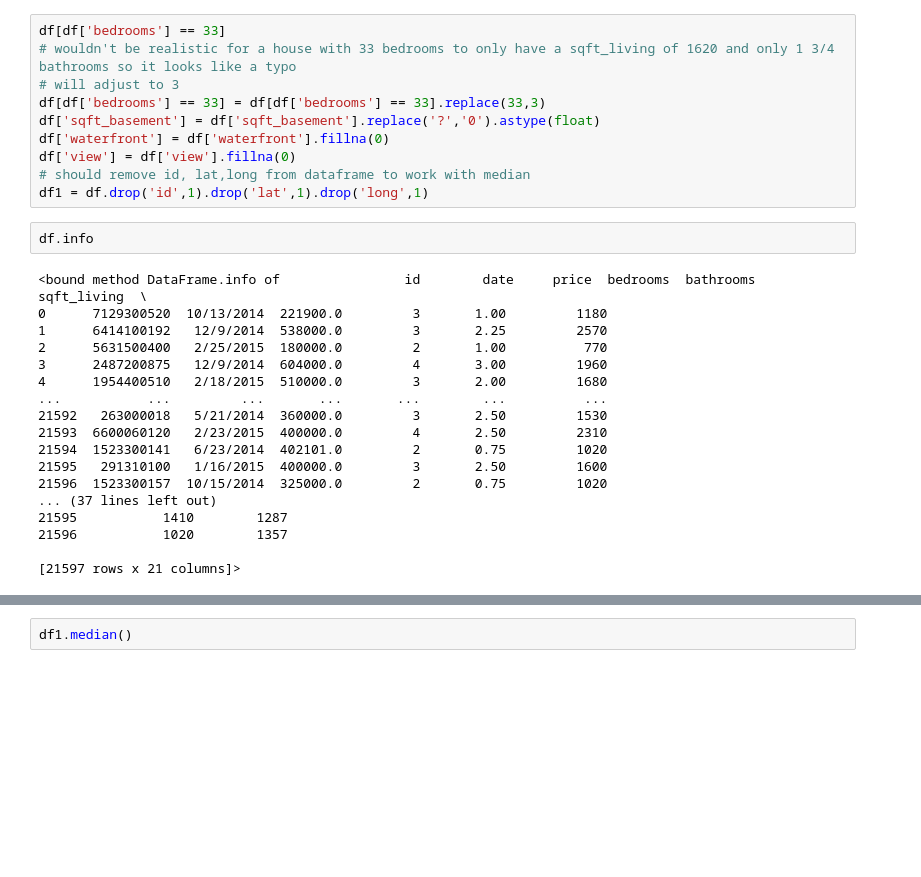
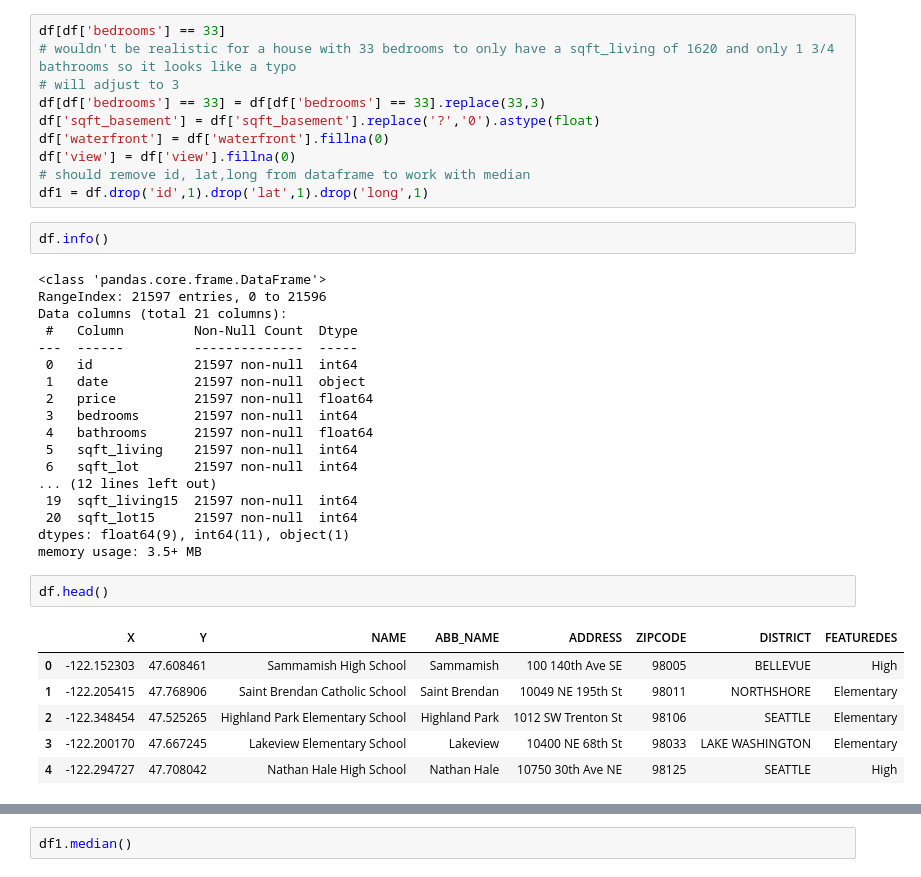
Before and after one commit to BlueViper8907/King-County-Housing-Regression, a Jupyter notebook: Exploring_Data.ipynb, the cells around one changed output, grey strips where cells are left out. Cells and saved outputs as stored; diff of their text form; blank space fills up the shorter version.

```diff
--- a/Exploring_Data.ipynb
+++ b/Exploring_Data.ipynb
@@ -98,22 +115,31 @@ df['view'] = df['view'].fillna(0)
 # should remove id, lat,long from dataframe to work with median
 df1 = df.drop('id',1).drop('lat',1).drop('long',1)
 # %%
-df.info
+df.info()
 # %% [output]
-<bound method DataFrame.info of                id        date     price  bedrooms  bathrooms  sqft_living  \
-0      7129300520  10/13/2014  221900.0         3       1.00         1180
-1      6414100192   12/9/2014  538000.0         3       2.25         2570
-2      5631500400   2/25/2015  180000.0         2       1.00          770
-3      2487200875   12/9/2014  604000.0         4       3.00         1960
-4      1954400510   2/18/2015  510000.0         3       2.00         1680
-...           ...         ...       ...       ...        ...          ...
-21592   263000018   5/21/2014  360000.0         3       2.50         1530
-21593  6600060120   2/23/2015  400000.0         4       2.50         2310
-21594  1523300141   6/23/2014  402101.0         2       0.75         1020
-21595   291310100   1/16/2015  400000.0         3       2.50         1600
-21596  1523300157  10/15/2014  325000.0         2       0.75         1020
-... (37 lines left out)
-21595           1410        1287
-21596           1020        1357
-
-[21597 rows x 21 columns]>
+<class 'pandas.core.frame.DataFrame'>
+RangeIndex: 21597 entries, 0 to 21596
+Data columns (total 21 columns):
+ #   Column         Non-Null Count  Dtype
+---  ------         --------------  -----
+ 0   id             21597 non-null  int64
+ 1   date           21597 non-null  object
+ 2   price          21597 non-null  float64
+ 3   bedrooms       21597 non-null  int64
+ 4   bathrooms      21597 non-null  float64
+ 5   sqft_living    21597 non-null  int64
+ 6   sqft_lot       21597 non-null  int64
+... (12 lines left out)
+ 19  sqft_living15  21597 non-null  int64
+ 20  sqft_lot15     21597 non-null  int64
+dtypes: float64(9), int64(11), object(1)
+memory usage: 3.5+ MB
+# %%
+df.head()
+# %% [output]
+|  | X | Y | NAME | ABB_NAME | ADDRESS | ZIPCODE | DISTRICT | FEATUREDES |
+| 0 | -122.152303 | 47.608461 | Sammamish High School | Sammamish | 100 140th Ave SE | 98005 | BELLEVUE | High |
+| 1 | -122.205415 | 47.768906 | Saint Brendan Catholic School | Saint Brendan | 10049 NE 195th St | 98011 | NORTHSHORE | Elementary |
+| 2 | -122.348454 | 47.525265 | Highland Park Elementary School | Highland Park | 1012 SW Trenton St | 98106 | SEATTLE | Elementary |
+| 3 | -122.200170 | 47.667245 | Lakeview Elementary School | Lakeview | 10400 NE 68th St | 98033 | LAKE WASHINGTON | Elementary |
+| 4 | -122.294727 | 47.708042 | Nathan Hale High School | Nathan Hale | 10750 30th Ave NE | 98125 | SEATTLE | High |
```
Also changed, not shown: parts of 20 cells of this notebook.
